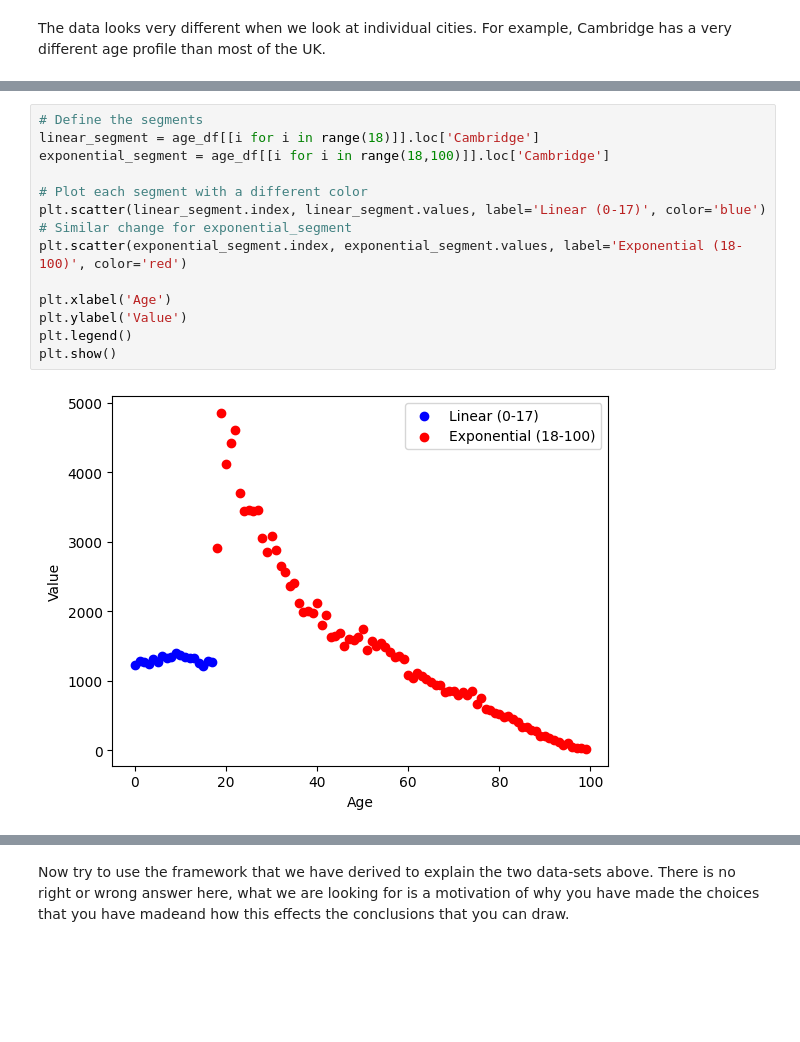
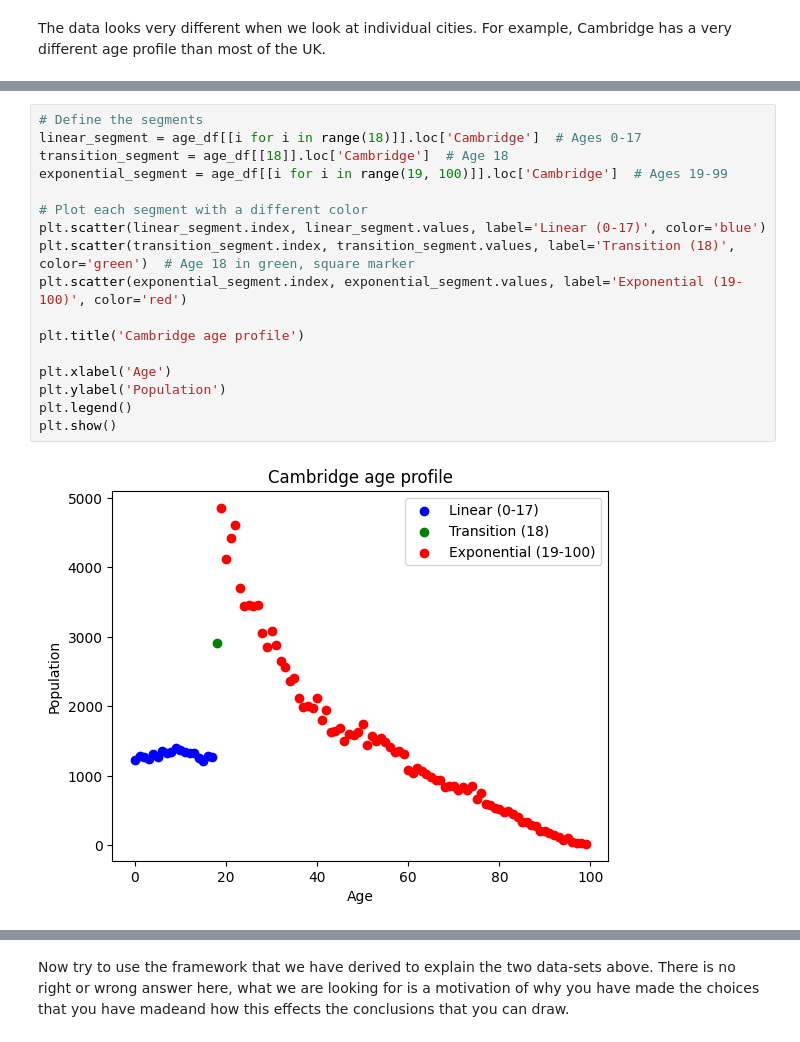
Before and after one commit to Pidongg/pz286_ads_2024, a Jupyter notebook: _notebooks/03-address_glm.ipynb, the cells around one changed output, grey strips where cells are left out. Cells and saved outputs as stored; diff of their text form; blank space fills up the shorter version.

```diff
--- a/_notebooks/03-address_glm.ipynb
+++ b/_notebooks/03-address_glm.ipynb
@@ -760,16 +763,19 @@ plt.show()
 # %%
 # Define the segments
-linear_segment = age_df[[i for i in range(18)]].loc['Cambridge']
-exponential_segment = age_df[[i for i in range(18,100)]].loc['Cambridge']
+linear_segment = age_df[[i for i in range(18)]].loc['Cambridge']  # Ages 0-17
+transition_segment = age_df[[18]].loc['Cambridge']  # Age 18
+exponential_segment = age_df[[i for i in range(19, 100)]].loc['Cambridge']  # Ages 19-99
 
 # Plot each segment with a different color
 plt.scatter(linear_segment.index, linear_segment.values, label='Linear (0-17)', color='blue')
-# Similar change for exponential_segment
-plt.scatter(exponential_segment.index, exponential_segment.values, label='Exponential (18-100)', color='red')
+plt.scatter(transition_segment.index, transition_segment.values, label='Transition (18)', color='green')  # Age 18 in green, square marker
+plt.scatter(exponential_segment.index, exponential_segment.values, label='Exponential (19-100)', color='red')
+
+plt.title('Cambridge age profile')
 
 plt.xlabel('Age')
-plt.ylabel('Value')
+plt.ylabel('Population')
 plt.legend()
 plt.show()
 # %% [output]
-[figure, old version]
+[figure, new version]
```
Also changed, not shown: parts of 35 cells of this notebook.
